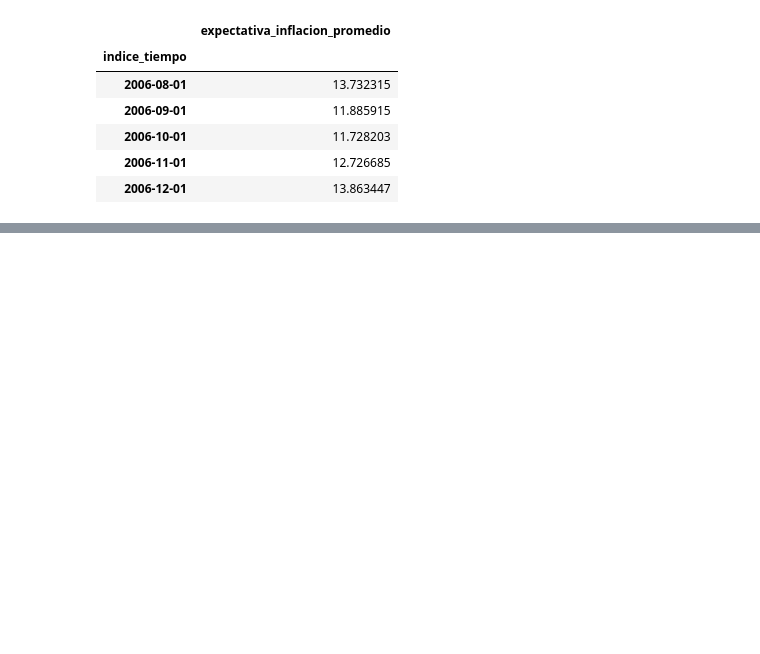
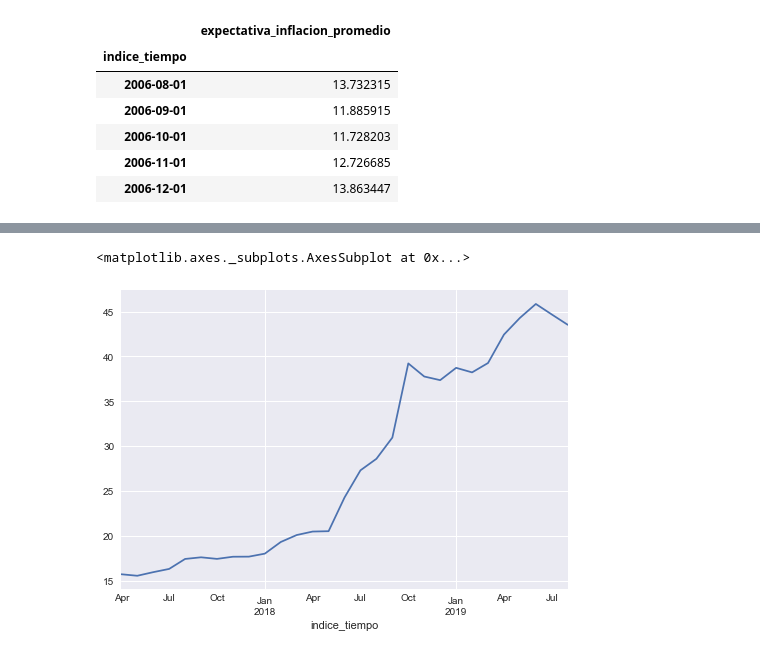
Before and after one commit to datosgobar/analisis-datos-python, a Jupyter notebook: Series-de-Tiempo/series-tiempo-resueltos.ipynb, the cells around one changed output, grey strips where cells are left out. Drawn from its saved outputs; the diff is of its cells as text; code cells hidden in the pictures; blank space fills up the shorter version.

```diff
--- a/Series-de-Tiempo/series-tiempo-resueltos.ipynb
+++ b/Series-de-Tiempo/series-tiempo-resueltos.ipynb
@@ -175,4 +175,9 @@ tablero.head()
 | 2017-06-01 | 15.951000 | 26.250000 | 0.219280 | 27.3 |
 | 2017-07-01 | 16.313333 | 26.250000 | 0.215369 | 29.3 |
 | 2017-08-01 | 17.424167 | 26.250000 | 0.230840 | 27.9 |
+# %%
+tablero["tipo_cambio_bna_vendedor"].plot()
+# %% [output]
+<matplotlib.axes._subplots.AxesSubplot at 0x...>
+[figure, added]
 # %%
```
Also changed, not shown: parts of 1 cell of this notebook.
